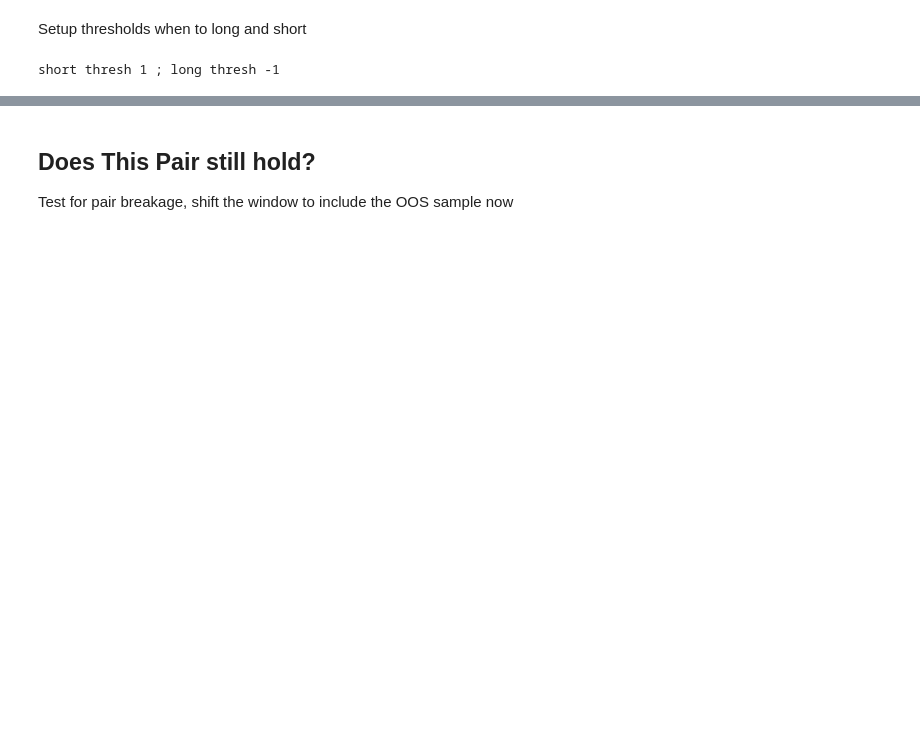
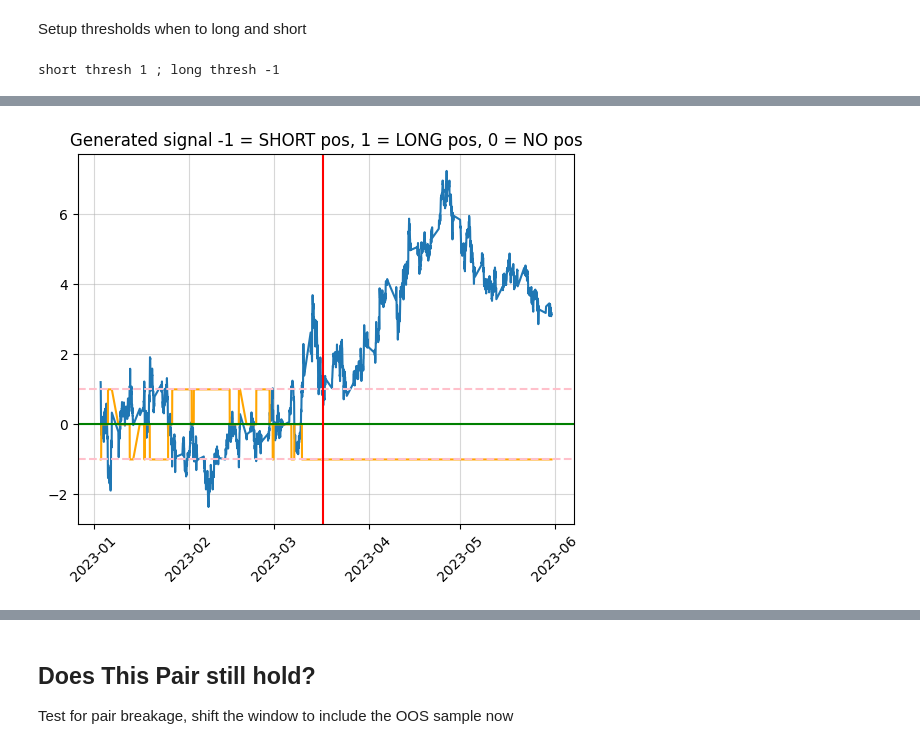
Before and after one commit to andreignatius/quant-trading, a Jupyter notebook: pairs/pairs_dxy.ipynb, the cells around one changed output, grey strips where cells are left out. Cells and saved outputs as stored; diff of their text form; code cells hidden in the pictures; blank space fills up the shorter version.

```diff
--- a/pairs/pairs_dxy.ipynb
+++ b/pairs/pairs_dxy.ipynb
@@ -271,3 +370,16 @@ See the caveats in the documentation: https://pandas.pydata.org/pandas-docs/stab
+# %%
+plt.plot(df_z["index"], df_z["spread"])
+plt.plot(df_z["index"], df_z["position"], color="orange")
+plt.grid(alpha=0.5)
+plt.title("Generated signal -1 = SHORT pos, 1 = LONG pos, 0 = NO pos")
+plt.axhline(0, color="green")
+plt.axhline(thresh_short, color="pink", linestyle="dashed")
+plt.axhline(thresh_long, color="pink", linestyle="dashed")
+plt.axvline(splitidx, color="red")
+plt.xticks(rotation=45)
+plt.show()
+# %% [output]
+[figure, added]
 # %%
 # PnL calcs
 df_together_weighted["return"] = df_together_weighted["spread"].diff()
```
Also changed, not shown: parts of 17 cells of this notebook.
